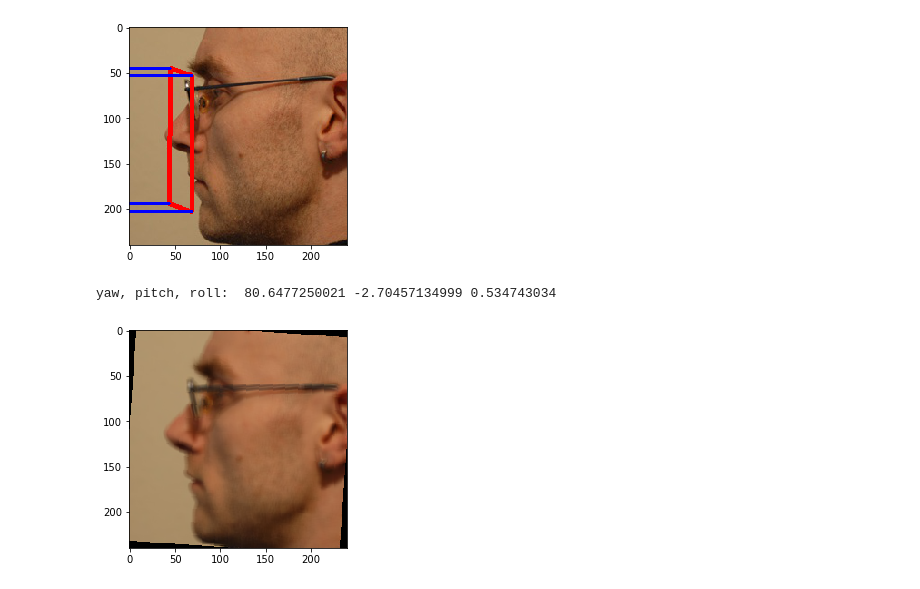
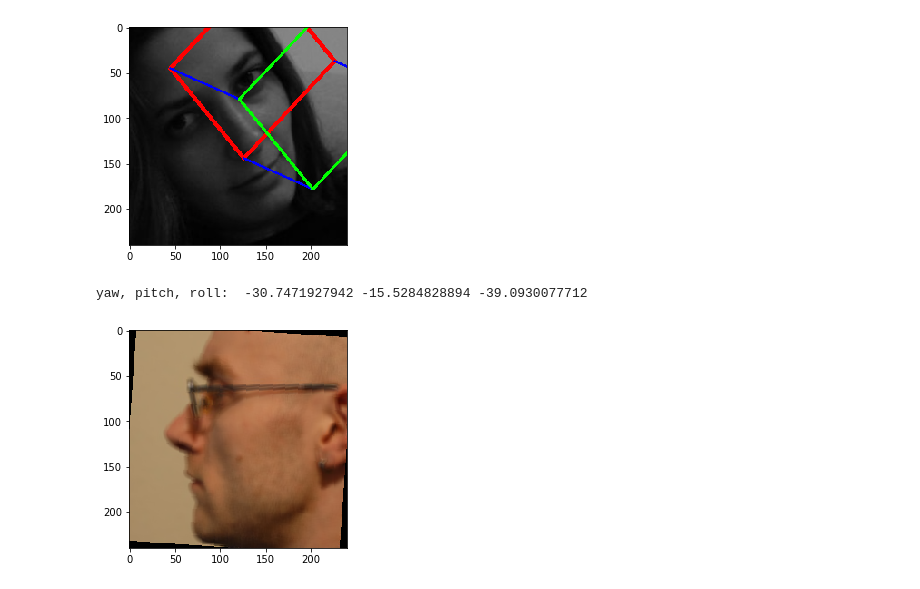
Before and after one commit to natanielruiz/deep-head-pose, a Jupyter notebook: practice/vis_AFLW.ipynb, the cells around one changed output. Cells and saved outputs as stored; diff of their text form; code cells hidden in the pictures.

```diff
--- a/practice/vis_AFLW.ipynb
+++ b/practice/vis_AFLW.ipynb
@@ -14,31 +14,31 @@ utils = imp.load_source('utils', '../code/utils.py')
 # %%
 TRAIN_DATA_DIR = '/Data/nruiz9/data/facial_landmarks/AFLW/aflw_cropped/'
 # %%
-img_name = '/Data/nruiz9/data/facial_landmarks/AFLW/aflw_cropped/2/image12234'
+img_name = '/Data/nruiz9/data/facial_landmarks/AFLW/aflw_cropped/3/image19788'
 img_path = os.path.join(img_name + '.jpg')
 
 img = cv2.imread(img_path)
 
 annot_file = open(img_name + '.txt')
 annot = annot_file.readline().strip('\n').split(' ')
 yaw = float(annot[1]) * 180 / np.pi
 pitch = float(annot[2]) * 180 / np.pi
 roll = float(annot[3]) * 180 / np.pi
 # if yaw < 0:
 #     roll *= -1
 
 roll = -roll
 
 utils.plot_pose_cube(img, yaw, pitch, roll)
 
 img = cv2.cvtColor(img, cv2.COLOR_RGB2BGR)
 
 plt.imshow(img)
 plt.show()
 print 'yaw, pitch, roll: ', yaw, pitch, roll
 # %% [output]
-[figure, old version]
+[figure, new version]
-yaw, pitch, roll:  80.6477250021 -2.70457134999 0.534743034
+yaw, pitch, roll:  -30.7471927942 -15.5284828894 -39.0930077712
 # %%
 from PIL import Image
 from PIL import ImageFilter
```
Also changed, not shown: 3 other files.
